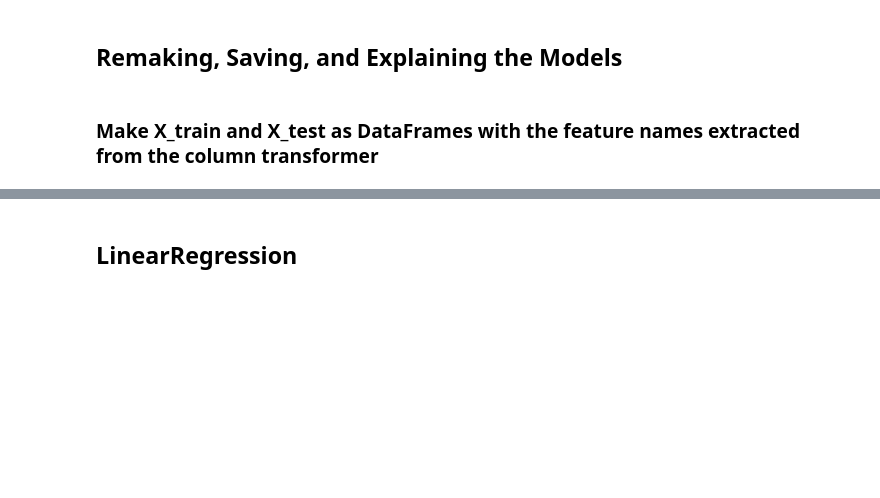
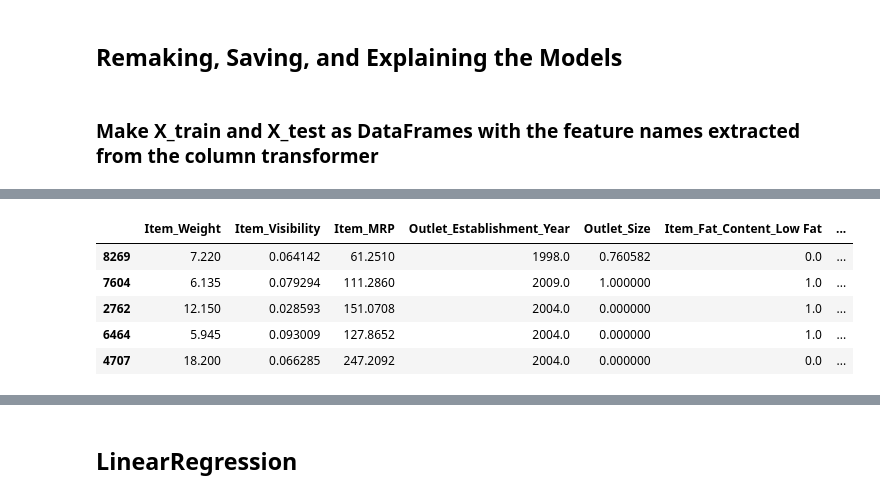
Before and after one commit to andreacohen7/Supermarket-Sales, a Jupyter notebook: Supermarket Sales.ipynb, the cells around one changed output, grey strips where cells are left out. Drawn from its saved outputs; the diff is of its cells as text; code cells hidden in the pictures; blank space fills up the shorter version.

```diff
--- a/Supermarket Sales.ipynb
+++ b/Supermarket Sales.ipynb
@@ -293,0 +349,4 @@ df.describe()
+# %%
+# make numeric selector and verify it works
+num_sel = make_column_selector(dtype_include='number')
+num_sel(X_train)
@@ -293,0 +359,8 @@ df.describe()
+# %%
+# make pipelines for categorical vs numeric data
+cat_pipe = make_pipeline(SimpleImputer(strategy = 'constant', fill_value = 'MISSING'), OneHotEncoder(handle_unknown = 'ignore', sparse = False))
+num_pipe = make_pipeline(SimpleImputer(strategy = 'mean'))
+# %%
+# make the preprocessing column transformer
+preprocessor = make_column_transformer((num_pipe, num_sel), (cat_pipe, cat_sel), verbose_feature_names_out = False)
+preprocessor
@@ -293,0 +381,5 @@ df.describe()
+# %%
+# fit column transformer and run get_feature_names_out
+preprocessor.fit(X_train)
+feature_names = preprocessor.get_feature_names_out()
+feature_names
@@ -293,0 +406,11 @@ df.describe()
+# %%
+# create a preprocessed DataFrame for the training set.
+X_train_df = pd.DataFrame(preprocessor.transform(X_train), columns = feature_names, index = X_train.index)
+X_train_df.head()
+# %% [output]
+|  | Item_Weight | Item_Visibility | Item_MRP | Outlet_Establishment_Year | Outlet_Size | Item_Fat_Content_Low Fat | ... |
+| 8269 | 7.220 | 0.064142 | 61.2510 | 1998.0 | 0.760582 | 0.0 | ... |
+| 7604 | 6.135 | 0.079294 | 111.2860 | 2009.0 | 1.000000 | 1.0 | ... |
+| 2762 | 12.150 | 0.028593 | 151.0708 | 2004.0 | 0.000000 | 1.0 | ... |
+| 6464 | 5.945 | 0.093009 | 127.8652 | 2004.0 | 0.000000 | 1.0 | ... |
+| 4707 | 18.200 | 0.066285 | 247.2092 | 2004.0 | 0.000000 | 0.0 | ... |
```
Also changed, not shown: parts of 13 cells of this notebook.
